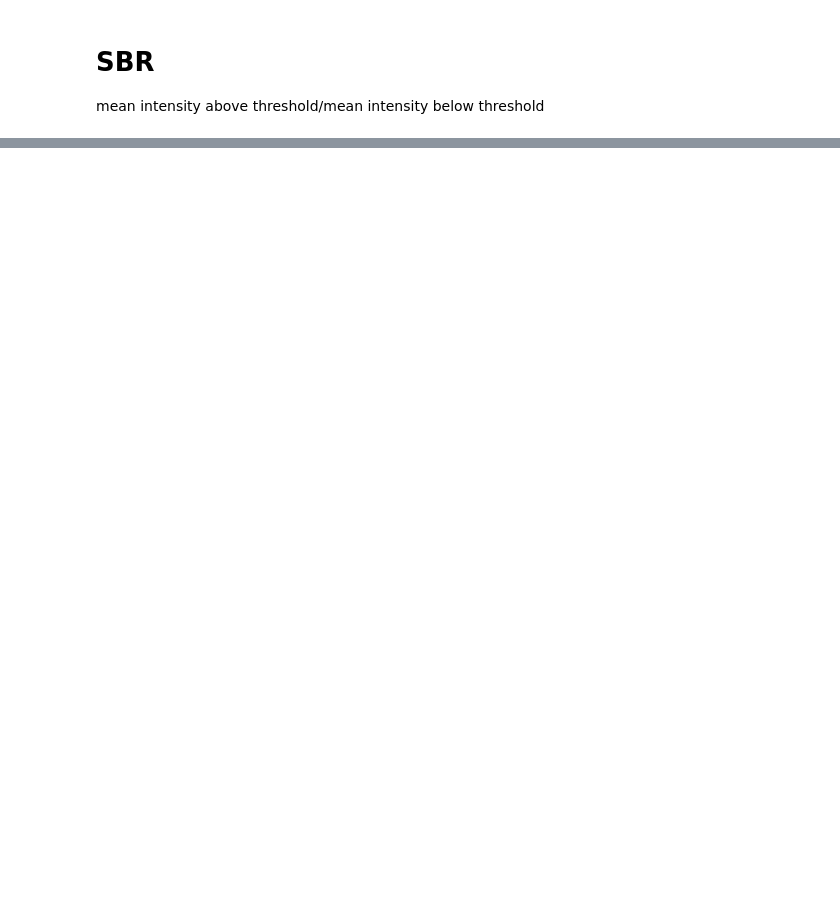
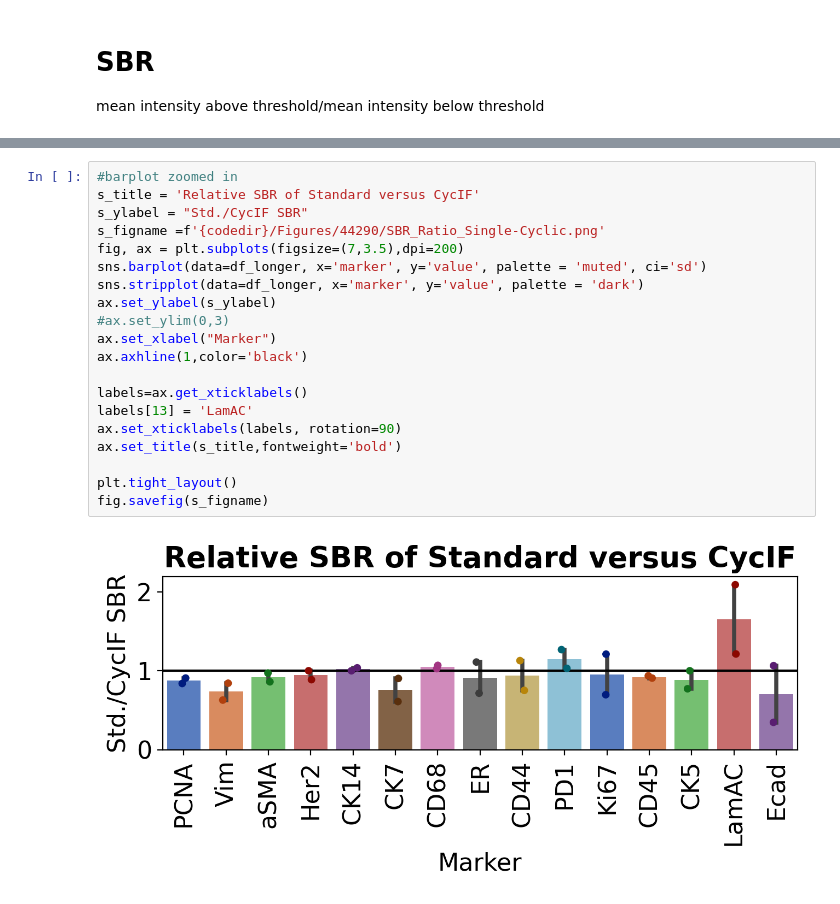
Before and after one commit to engjen/cycIF_Validation, a Jupyter notebook: Fig1_SinglevsCyclic_analysis_44290.ipynb, the cells around one changed output, grey strips where cells are left out. Drawn from its saved outputs; the diff is of its cells as text; blank space fills up the shorter version.

```diff
--- a/Fig1_SinglevsCyclic_analysis_44290.ipynb
+++ b/Fig1_SinglevsCyclic_analysis_44290.ipynb
@@ -597,3 +365,25 @@ dtype: float64
+# %%
+#barplot zoomed in
+s_title = 'Relative SBR of Standard versus CycIF'
+s_ylabel = "Std./CycIF SBR"
+s_figname =f'{codedir}/Figures/44290/SBR_Ratio_Single-Cyclic.png'
+fig, ax = plt.subplots(figsize=(7,3.5),dpi=200)
+sns.barplot(data=df_longer, x='marker', y='value', palette = 'muted', ci='sd')
+sns.stripplot(data=df_longer, x='marker', y='value', palette = 'dark')
+ax.set_ylabel(s_ylabel)
+#ax.set_ylim(0,3)
+ax.set_xlabel("Marker")
+ax.axhline(1,color='black')
+
+labels=ax.get_xticklabels()
+labels[13] = 'LamAC'
+ax.set_xticklabels(labels, rotation=90)
+ax.set_title(s_title,fontweight='bold')
+
+plt.tight_layout()
+fig.savefig(s_figname)
+# %% [output]
+[figure, added]
 # %%
 #barplot
 s_title = 'Manual SBR of Standard versus CycIF'
```
Also changed, not shown: parts of 28 cells of this notebook, 1 other file.
